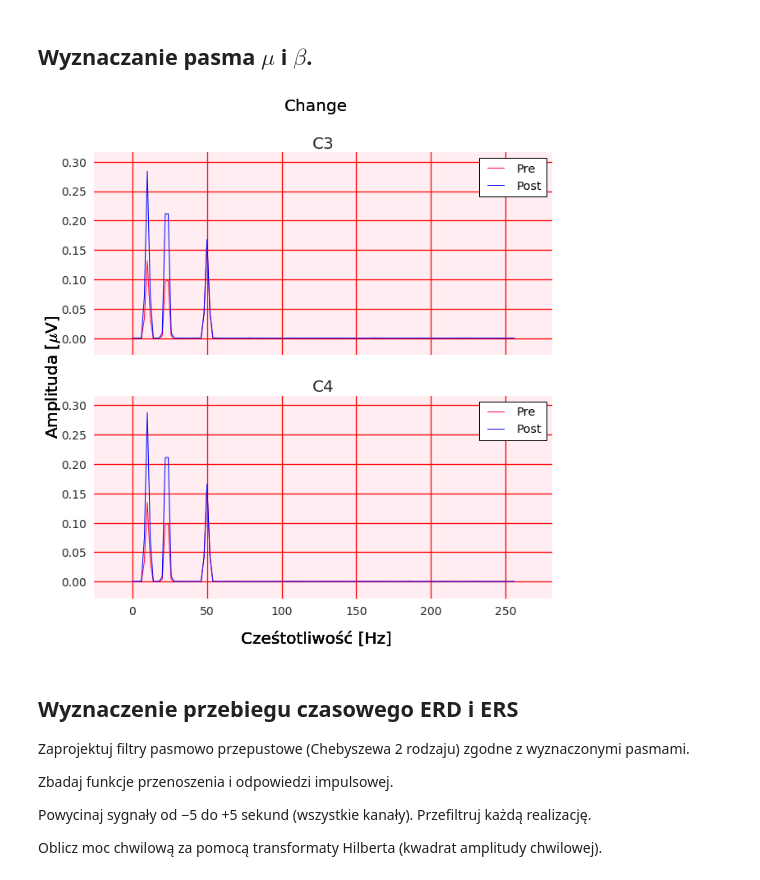
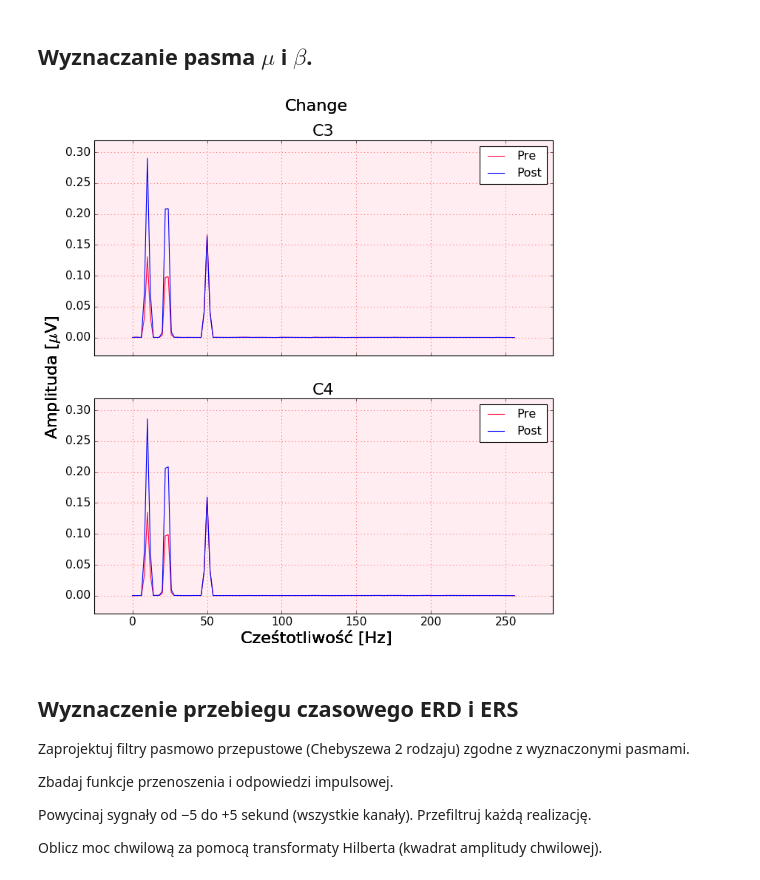
Before and after one commit to PPierzc/PracowniaEEG, a Jupyter notebook: ERD_S.ipynb, the cells around one changed output. Drawn from its saved outputs; the diff is of its cells as text; code cells hidden in the pictures.

```diff
--- a/ERD_S.ipynb
+++ b/ERD_S.ipynb
@@ -77,7 +83,7 @@ def generate_signal():
 
   return data
 # %%
-EEG = Saffy.SignalManager(generator=generate_signal())
+EEG = saffy.SignalManager(generator=generate_signal())
 
 EEG.set_tags_from_channel('d1')
 EEG.remove_channel('d1')
@@ -95,36 +101,36 @@ POST_EEG.set_epochs_from_tags(0.5, 2.5)
 POST_EEG.welch_spectrum()
 POST_EEG.spectrum = np.mean(POST_EEG.spectrum, axis=0)
 POST_EEG.spectrum = np.reshape(POST_EEG.spectrum, (1, *POST_EEG.spectrum.shape))
 
 fig, ax = plt.subplots(
     nrows=max([PRE_EEG.num_channels, POST_EEG.num_channels]),
     ncols=1,
     sharex=True,
     sharey=True,
     figsize=(10, 10)
 )
 
-PRE_EEG.spectrum_plot(
+PRE_EEG.graphics_spectrum_plot(
     fig,
     ax,
     'Change',
     label='Pre'
 )
 
-POST_EEG.spectrum_plot(
+POST_EEG.graphics_spectrum_plot(
     fig,
     ax,
     color='#0000ff',
     label='Post'
 )
 
 for a in ax:
   a.legend()
 
 plt.show()
 plt.close()
 # %% [output]
-[figure, old version]
+[figure, new version]
 # %% [markdown]
 ## Wyznaczenie przebiegu czasowego ERD i ERS
 
```
Also changed, not shown: parts of 4 cells of this notebook.
